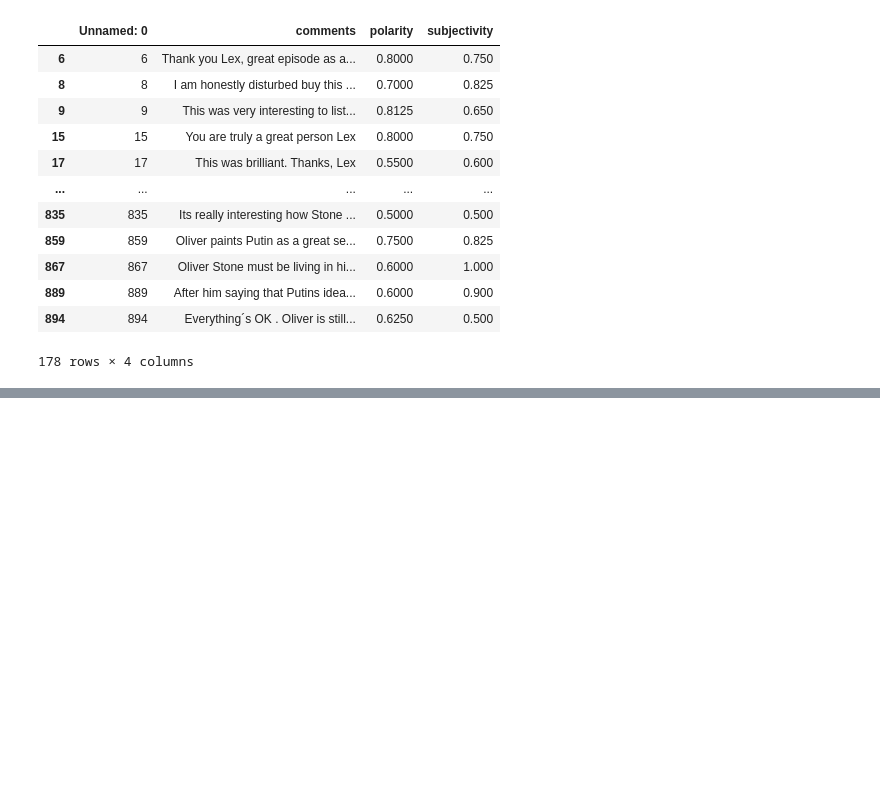
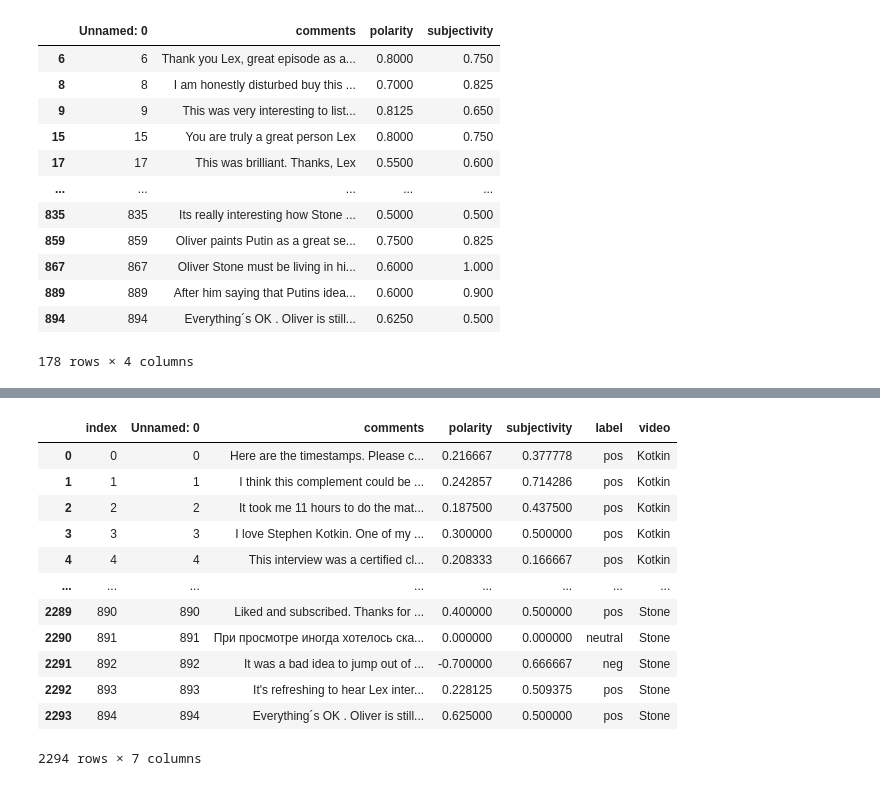
Before and after one commit to KamenDamov/NLP-Comments, a Jupyter notebook: analysis.ipynb, the cells around one changed output, grey strips where cells are left out. Drawn from its saved outputs; the diff is of its cells as text; code cells hidden in the pictures; blank space fills up the shorter version.

```diff
--- a/analysis.ipynb
+++ b/analysis.ipynb
@@ -73,0 +104,16 @@ sns.distplot(sto_df['polarity'])
+# %%
+df
+# %% [output]
+|  | index | Unnamed: 0 | comments | polarity | subjectivity | label | video |
+| 0 | 0 | 0 | Here are the timestamps. Please c... | 0.216667 | 0.377778 | pos | Kotkin |
+| 1 | 1 | 1 | I think this complement could be ... | 0.242857 | 0.714286 | pos | Kotkin |
+| 2 | 2 | 2 | It took me 11 hours to do the mat... | 0.187500 | 0.437500 | pos | Kotkin |
+| 3 | 3 | 3 | I love Stephen Kotkin. One of my ... | 0.300000 | 0.500000 | pos | Kotkin |
+| 4 | 4 | 4 | This interview was a certified cl... | 0.208333 | 0.166667 | pos | Kotkin |
+| ... | ... | ... | ... | ... | ... | ... | ... |
+| 2289 | 890 | 890 | Liked and subscribed. Thanks for ... | 0.400000 | 0.500000 | pos | Stone |
+| 2290 | 891 | 891 | При просмотре иногда хотелось ска... | 0.000000 | 0.000000 | neutral | Stone |
+| 2291 | 892 | 892 | It was a bad idea to jump out of ... | -0.700000 | 0.666667 | neg | Stone |
+| 2292 | 893 | 893 | It's refreshing to hear Lex inter... | 0.228125 | 0.509375 | pos | Stone |
+| 2293 | 894 | 894 | Everything´s OK . Oliver is still... | 0.625000 | 0.500000 | pos | Stone |
+2294 rows × 7 columns
```
Also changed, not shown: parts of 36 cells of this notebook, 1 other file.
